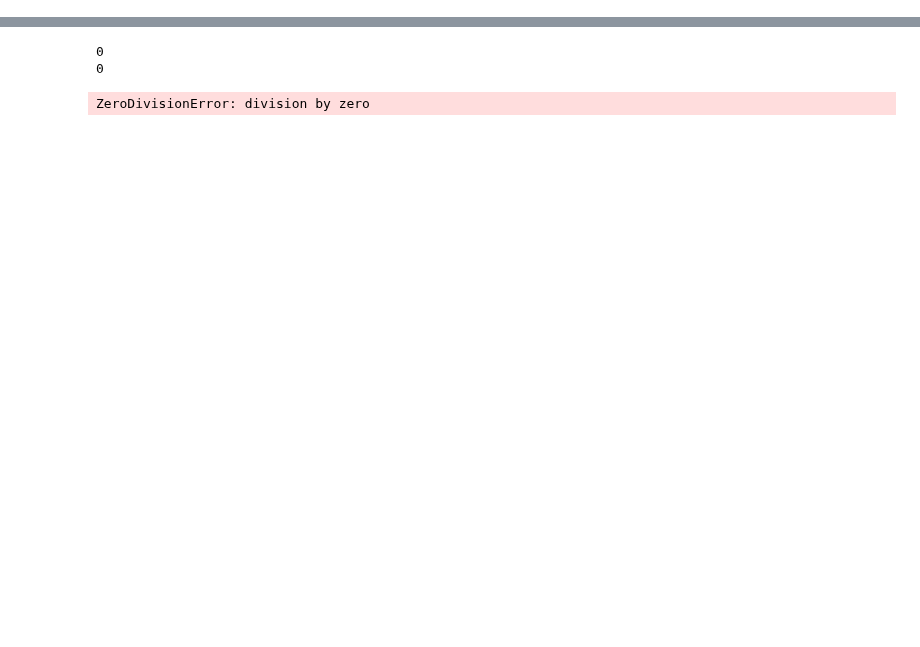
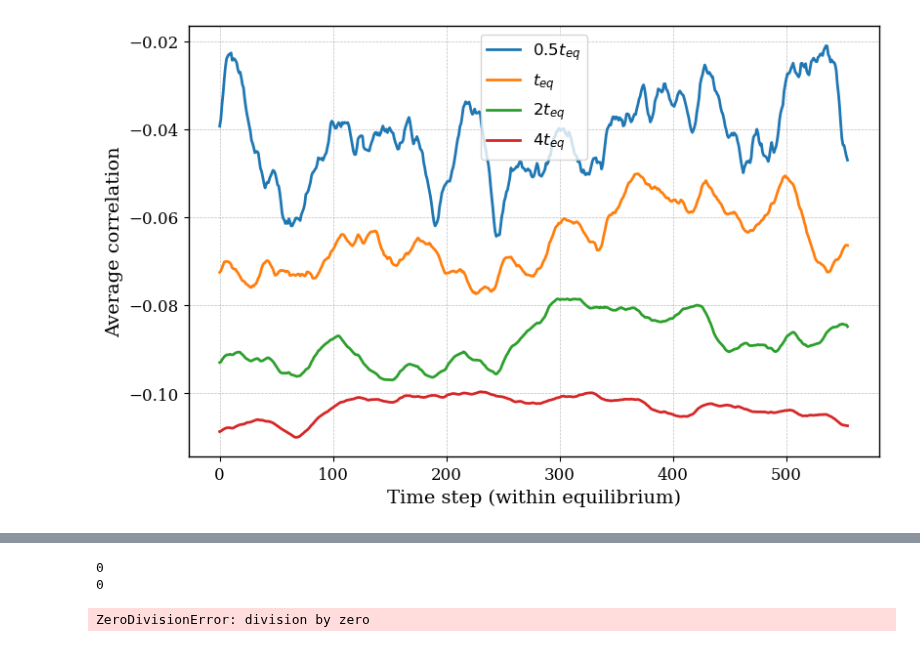
Before and after one commit to RicemanBoy/trafficRNA, a Jupyter notebook: trafficRNA.ipynb, the cells around one changed output, grey strips where cells are left out. Saved outputs shown, nothing was run; the diff lists cells and outputs as text; code cells hidden in the pictures; blank space fills up the shorter version.

```diff
--- a/trafficRNA.ipynb
+++ b/trafficRNA.ipynb
@@ -116,0 +121,33 @@ Mean + std. (dyn.):  -0.1289834429733158  +-  0.1324499706710556
+# %%
+time = [i for i in range(np.shape(mod_corrx3)[0])]
+
+y0, y1, y2, y3 = [], [], [], []
+
+for j in time:
+    corr0 = mod_corrx[:][j]
+    corr1 = mod_corrx1[:][j]
+    corr2 = mod_corrx2[:][j]
+    corr3 = mod_corrx3[:][j]
+    hmm_corr0 = [i for i in corr0 if np.abs(i)>0]
+    hmm_corr1 = [i for i in corr1 if np.abs(i)>0]
+    hmm_corr2 = [i for i in corr2 if np.abs(i)>0]
+    hmm_corr3 = [i for i in corr3 if np.abs(i)>0]
+
+    y0.append(np.mean(hmm_corr0)), y1.append(np.mean(hmm_corr1))
+    y2.append(np.mean(hmm_corr2)), y3.append(np.mean(hmm_corr3))
+
+fig, ax = plt.subplots(figsize=(8,5))
+
+ax.plot(time, y0, label=r"$0.5t_{eq}$")
+ax.plot(time, y1, label=r"$t_{eq}$")
+ax.plot(time, y2, label=r"$2t_{eq}$")
+ax.plot(time, y3, label=r"$4t_{eq}$")
+
+ax.set_xlabel("Time step (within equilibrium)")
+ax.set_ylabel("Average correlation")
+
+plt.legend()
+#plt.savefig("figuress/fig7.png", dpi=300)
+plt.show()
+# %% [output]
+[figure, added]
```
Also changed, not shown: parts of 10 cells of this notebook, 5 other files.
